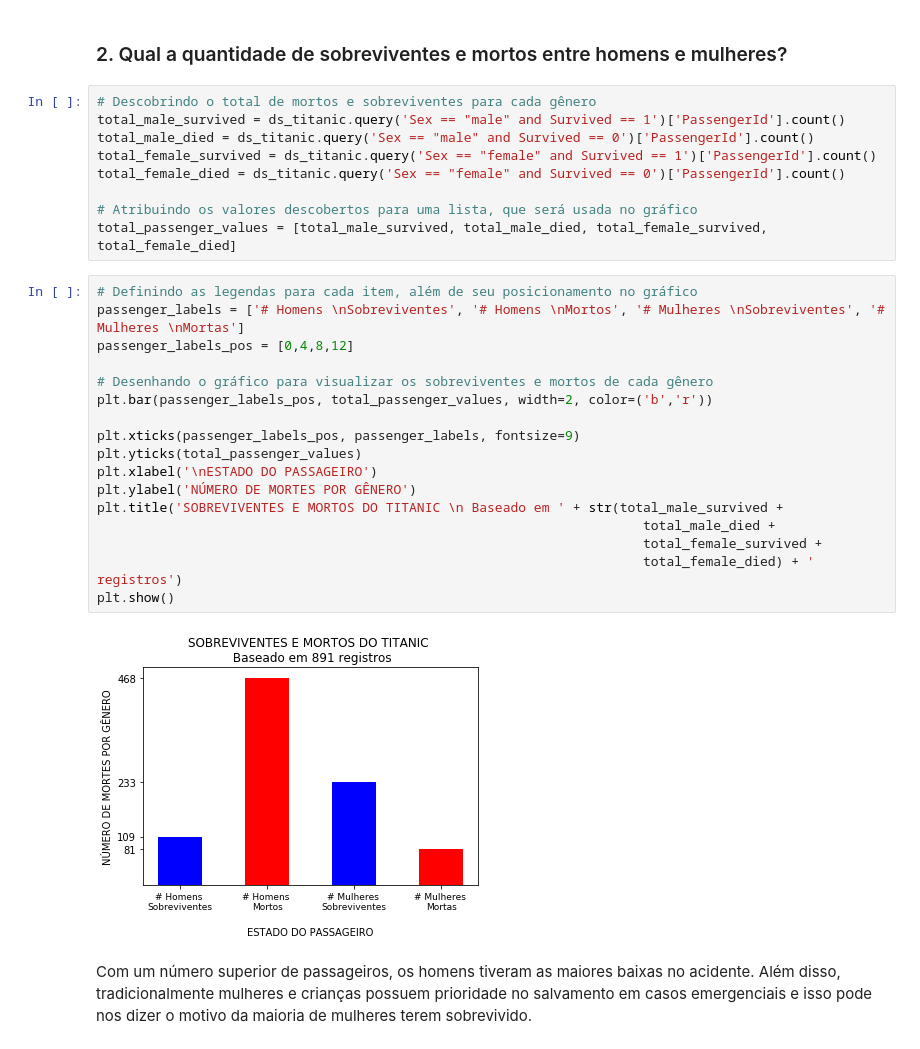
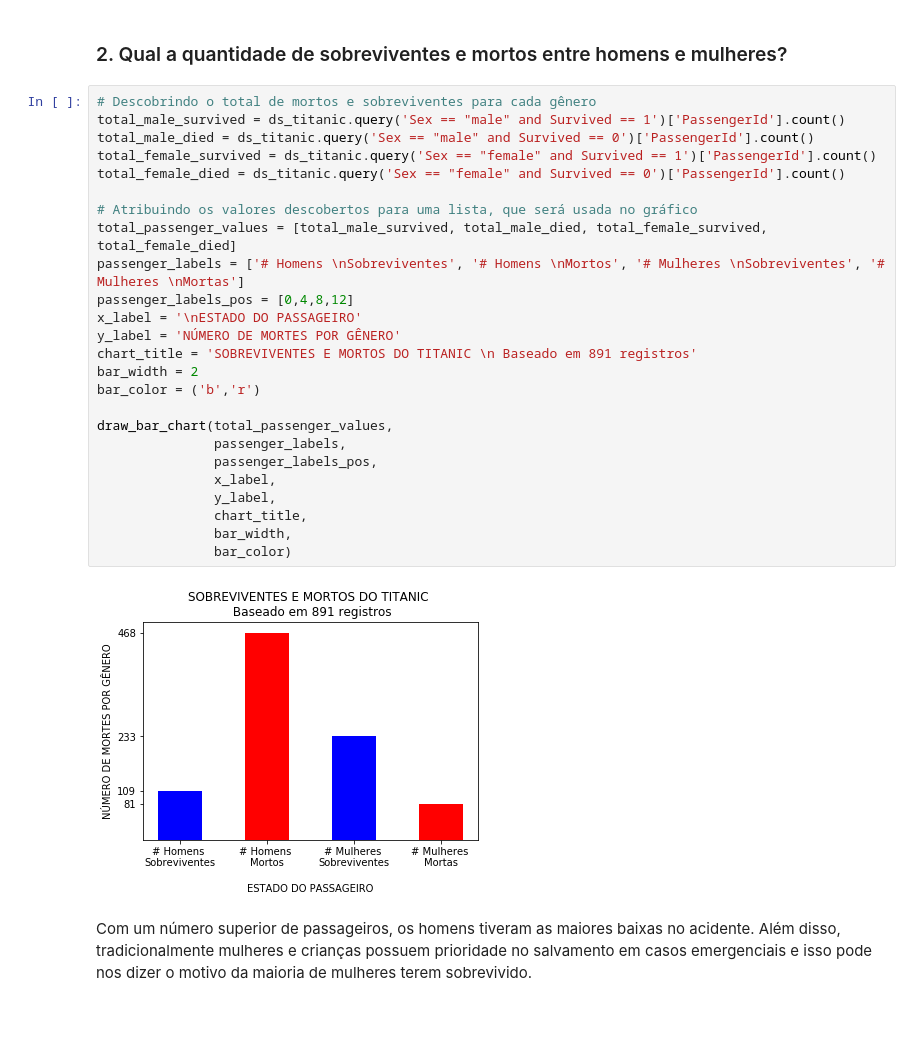
Before and after one commit to Anderson-hrz/ds1-udacity-projeto-02, a Jupyter notebook: projeto-02-analise-titanic.ipynb, the cells around one changed output. Drawn from its saved outputs; the diff is of its cells as text; blank space fills up the shorter version.

```diff
--- a/projeto-02-analise-titanic.ipynb
+++ b/projeto-02-analise-titanic.ipynb
@@ -188,31 +205,30 @@ De todos os registros do dataset utilizado, podemos ver que a quantidade de pass
 # %%
 # Descobrindo o total de mortos e sobreviventes para cada gênero
 total_male_survived = ds_titanic.query('Sex == "male" and Survived == 1')['PassengerId'].count()
 total_male_died = ds_titanic.query('Sex == "male" and Survived == 0')['PassengerId'].count()
 total_female_survived = ds_titanic.query('Sex == "female" and Survived == 1')['PassengerId'].count()
 total_female_died = ds_titanic.query('Sex == "female" and Survived == 0')['PassengerId'].count()
 
 # Atribuindo os valores descobertos para uma lista, que será usada no gráfico
 total_passenger_values = [total_male_survived, total_male_died, total_female_survived, total_female_died]
+passenger_labels = ['# Homens \nSobreviventes', '# Homens \nMortos', '# Mulheres \nSobreviventes', '# Mulheres \nMortas']
+passenger_labels_pos = [0,4,8,12]
+x_label = '\nESTADO DO PASSAGEIRO'
+y_label = 'NÚMERO DE MORTES POR GÊNERO'
+chart_title = 'SOBREVIVENTES E MORTOS DO TITANIC \n Baseado em 891 registros'
+bar_width = 2
+bar_color = ('b','r')
+
+draw_bar_chart(total_passenger_values,
+               passenger_labels,
+               passenger_labels_pos,
+               x_label,
+               y_label,
+               chart_title,
+               bar_width,
+               bar_color)
+# %% [output]
+[figure, added]
-# %%
-# Definindo as legendas para cada item, além de seu posicionamento no gráfico
-passenger_labels = ['# Homens \nSobreviventes', '# Homens \nMortos', '# Mulheres \nSobreviventes', '# Mulheres \nMortas']
-passenger_labels_pos = [0,4,8,12]
-
-# Desenhando o gráfico para visualizar os sobreviventes e mortos de cada gênero
-plt.bar(passenger_labels_pos, total_passenger_values, width=2, color=('b','r'))
-
-plt.xticks(passenger_labels_pos, passenger_labels, fontsize=9)
-plt.yticks(total_passenger_values)
-plt.xlabel('\nESTADO DO PASSAGEIRO')
-plt.ylabel('NÚMERO DE MORTES POR GÊNERO')
-plt.title('SOBREVIVENTES E MORTOS DO TITANIC \n Baseado em ' + str(total_male_survived +
-                                                                      total_male_died +
-                                                                      total_female_survived +
-                                                                      total_female_died) + ' registros')
-plt.show()
-# %% [output]
-[figure, removed]
 # %% [markdown]
 Com um número superior de passageiros, os homens tiveram as maiores baixas no acidente. Além disso, tradicionalmente mulheres e crianças possuem prioridade no salvamento em casos emergenciais e isso pode nos dizer o motivo da maioria de mulheres terem sobrevivido.
 # %% [markdown]
```
Also changed, not shown: parts of 13 cells of this notebook.
